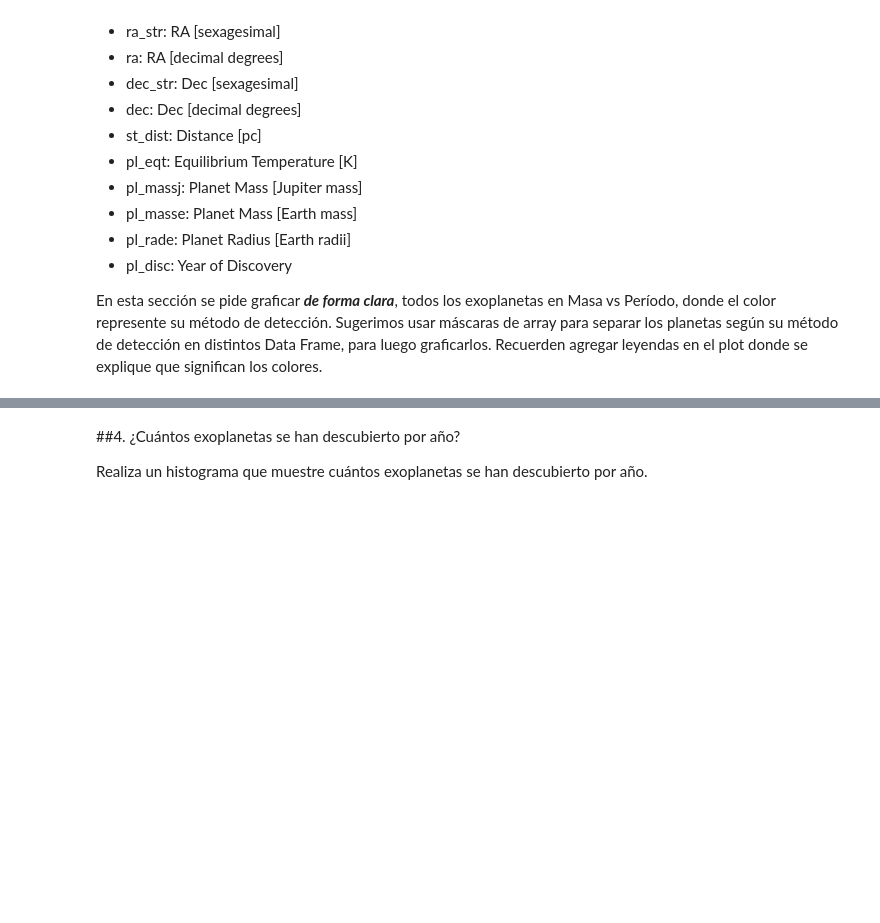
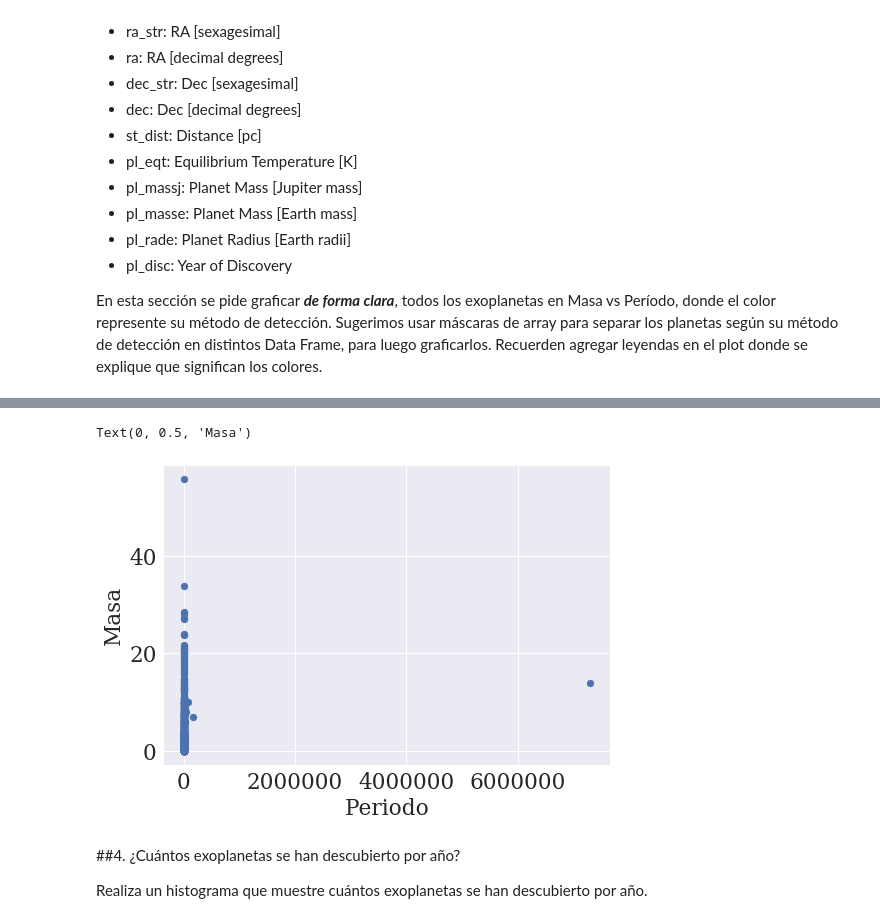
Before and after one commit to franciscourbina/minitarea3, a Jupyter notebook: minitarea3.ipynb, the cells around one changed output, grey strips where cells are left out. Drawn from its saved outputs; the diff is of its cells as text; code cells hidden in the pictures; blank space fills up the shorter version.

```diff
--- a/minitarea3.ipynb
+++ b/minitarea3.ipynb
@@ -211,3 +211,17 @@ archivo = download_file('https://raw.githubusercontent.com/piacortes/astroclases
 planetas = pd.read_csv(archivo, comment="#")
 
 # Graficar plot
+
+from matplotlib.pyplot import rcParams
+plt.rc('font', family='serif',size=15)
+params = {'legend.fontsize': 'x-large',
+         'axes.labelsize': 'x-large',
+         'axes.titlesize':'x-large',
+         'xtick.labelsize':'x-large',
+         'ytick.labelsize':'x-large'}
+rcParams.update(params)
+
+plt.scatter(planetas["pl_orbper"],planetas["pl_bmassj"])
+plt.xlabel("Periodo")
+plt.ylabel("Masa")
+# %% [output]
@@ -214,3 +229,5 @@ planetas = pd.read_csv(archivo, comment="#")
+Text(0, 0.5, 'Masa')
+[figure, added]
 # %% [markdown]
 ##4. ¿Cuántos exoplanetas se han descubierto por año?
 
```
Also changed, not shown: parts of 5 cells of this notebook.
